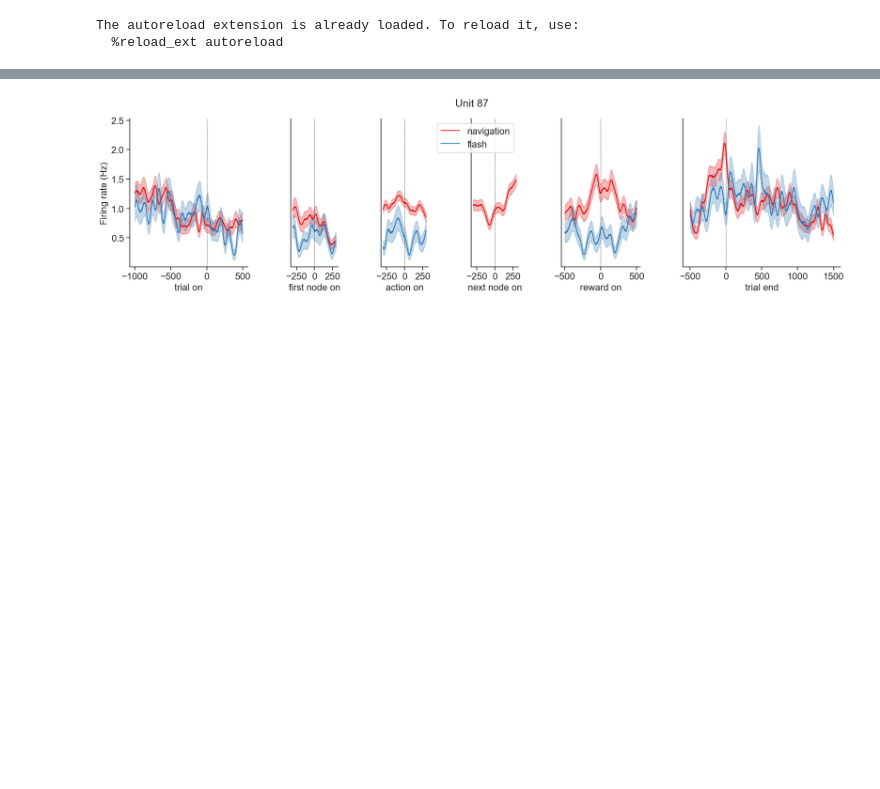
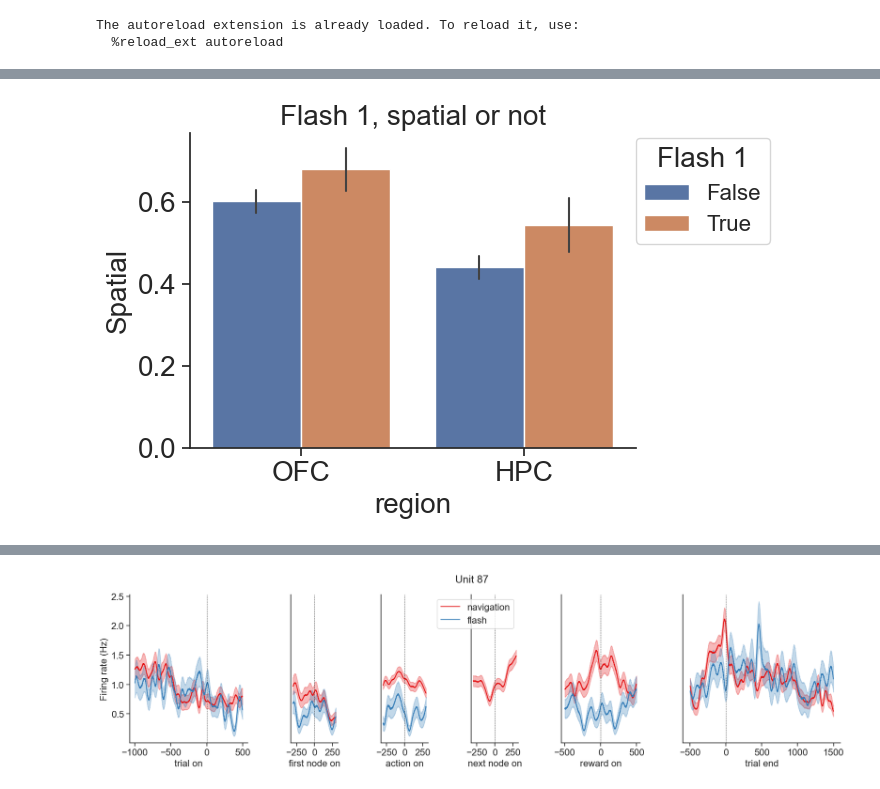
Before and after one commit to hliang-ucb/GridWorld, a Jupyter notebook: epoch_neuron.ipynb, the cells around one changed output, grey strips where cells are left out. Cells and saved outputs as stored; diff of their text form; code cells hidden in the pictures; blank space fills up the shorter version.

```diff
--- a/epoch_neuron.ipynb
+++ b/epoch_neuron.ipynb
@@ -83,0 +604,12 @@ te=0
+# %%
+ii=0
+plt.close('all')
+plt.figure(figsize=(7,5))
+sns.barplot(data = epoch_tuning, hue = f'trial{ii}_tuning' , y='value', x='region')
+plt.ylabel('Spatial')
+plt.title('Flash 1, spatial or not')
+plt.legend(loc=(1,0.65),fontsize=16,title='Flash 1')
+plt.tight_layout(rect=[0,0,1,0.9])
+# plt.savefig('D:/Epoch/Permutation test 999, 1st node on, spatial or not')
+# %% [output]
+[figure, added]
```
Also changed, not shown: parts of 65 cells of this notebook, 28 other files.
